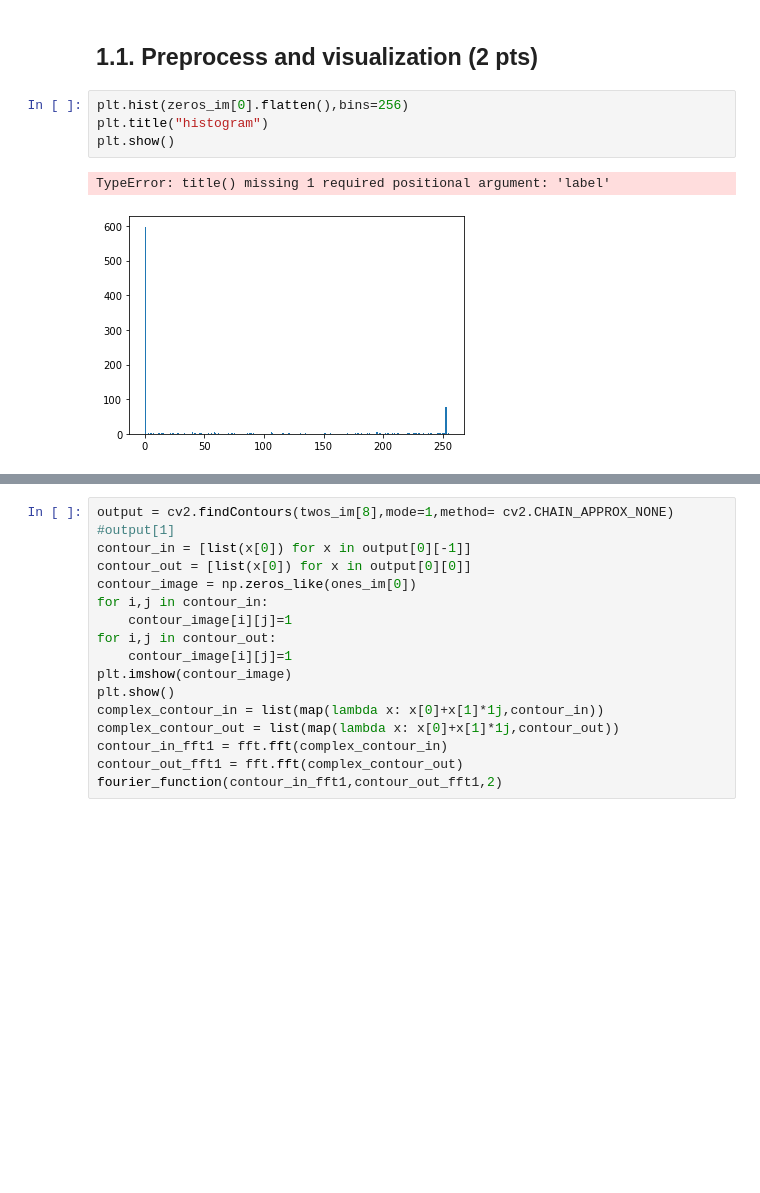
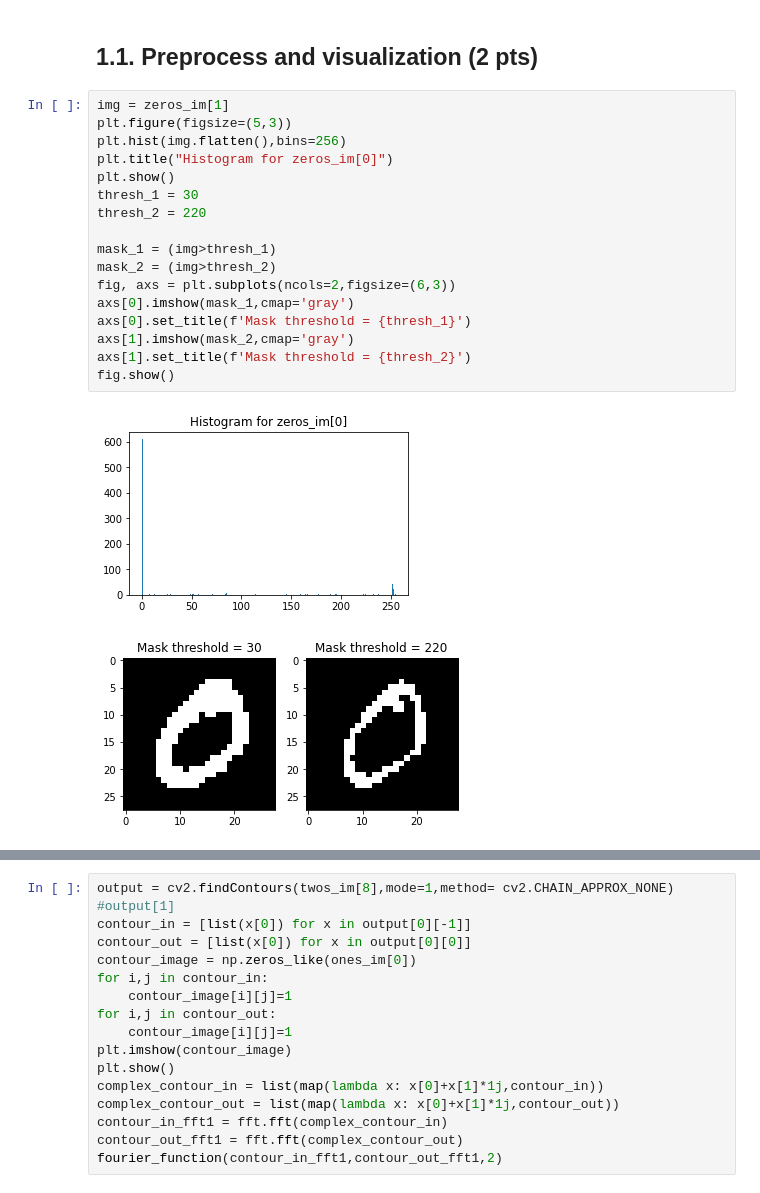
Before and after one commit to pranavkrishna1908/ImageAnalysis, a Jupyter notebook: lab2_final_version.ipynb, the cells around one changed output, grey strips where cells are left out. Cells and saved outputs as stored; diff of their text form; blank space fills up the shorter version.

```diff
--- a/lab2_final_version.ipynb
+++ b/lab2_final_version.ipynb
@@ -57,10 +57,23 @@ for ax, im, nm in zip(axes[3], threes_im, threes_names):
 [figure]
 # %% [markdown]
 ## 1.1. Preprocess and visualization (2 pts)
-# %%
-plt.hist(zeros_im[0].flatten(),bins=256)
-plt.title("histogram")
-plt.show()
-# %% [output]
-TypeError: title() missing 1 required positional argument: 'label'
-[figure, removed]
+# %%
+img = zeros_im[1]
+plt.figure(figsize=(5,3))
+plt.hist(img.flatten(),bins=256)
+plt.title("Histogram for zeros_im[0]")
+plt.show()
+thresh_1 = 30
+thresh_2 = 220
+
+mask_1 = (img>thresh_1)
+mask_2 = (img>thresh_2)
+fig, axs = plt.subplots(ncols=2,figsize=(6,3))
+axs[0].imshow(mask_1,cmap='gray')
+axs[0].set_title(f'Mask threshold = {thresh_1}')
+axs[1].imshow(mask_2,cmap='gray')
+axs[1].set_title(f'Mask threshold = {thresh_2}')
+fig.show()
+# %% [output]
+[figure, added]
+[figure, added]
```
Also changed, not shown: parts of 23 cells of this notebook.
